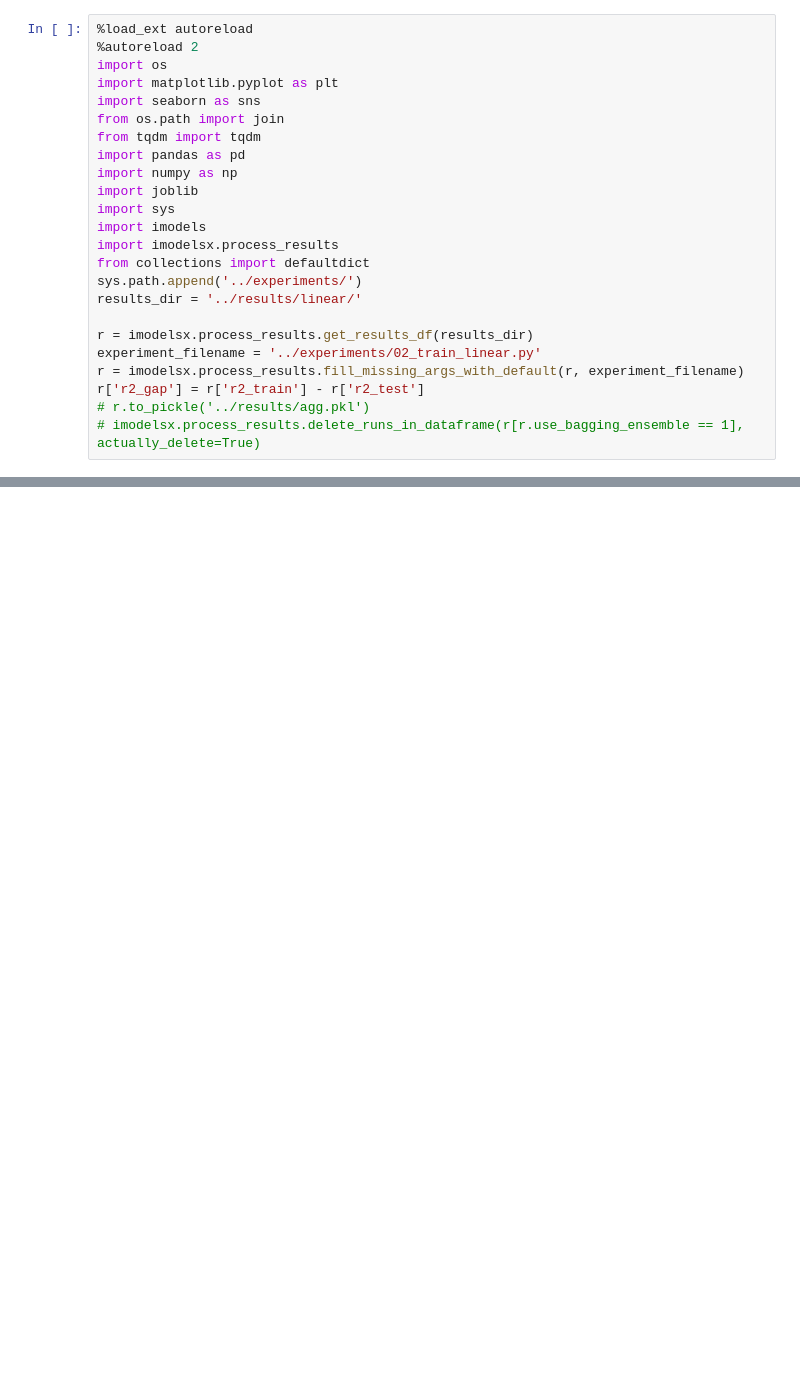
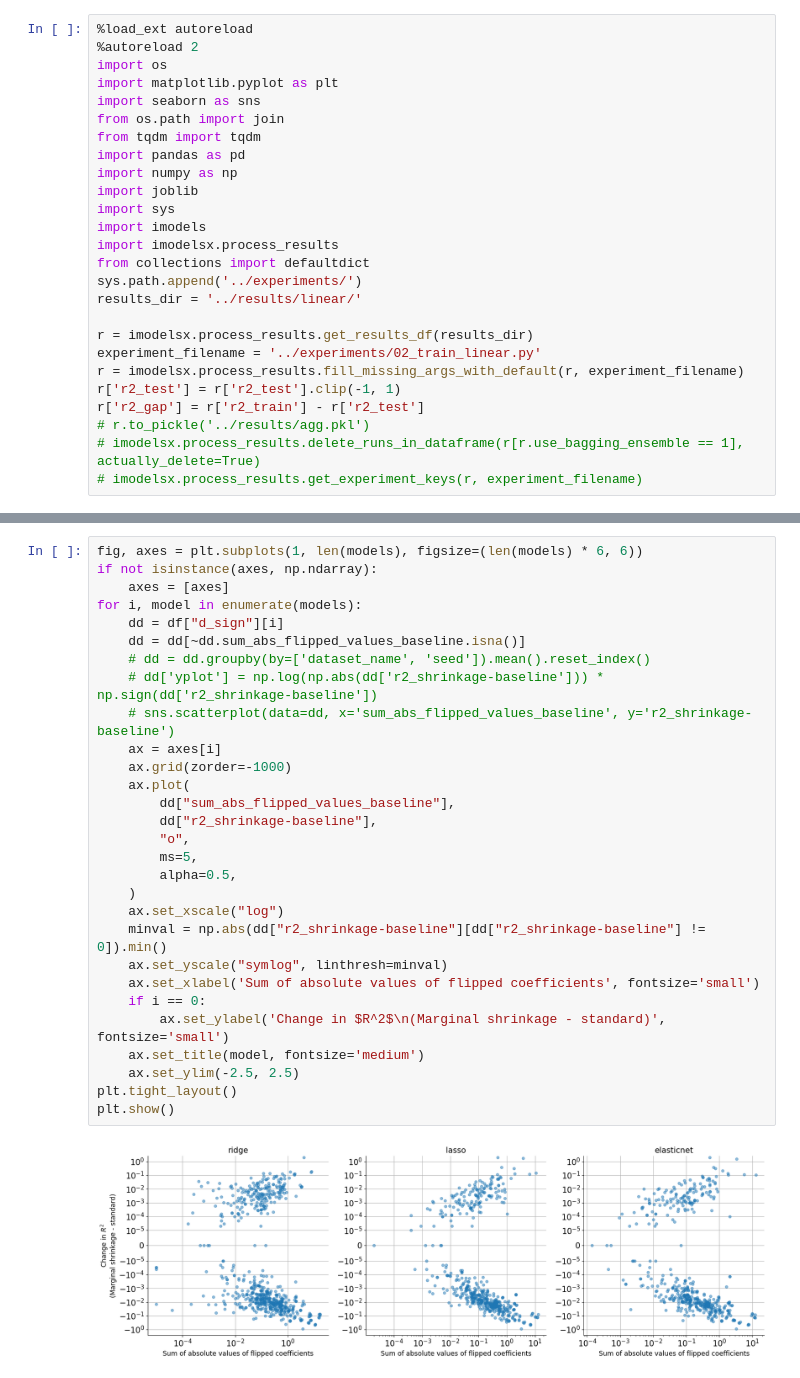
Before and after one commit to csinva/gam-experiments, a Jupyter notebook: notebooks/04_vary_linear.ipynb, the cells around one changed output, grey strips where cells are left out. Saved outputs shown, nothing was run; the diff lists cells and outputs as text; blank space fills up the shorter version.

Commit message:
sweep over linear models

```diff
--- a/notebooks/04_vary_linear.ipynb
+++ b/notebooks/04_vary_linear.ipynb
@@ -19,6 +19,8 @@ results_dir = '../results/linear/'
 r = imodelsx.process_results.get_results_df(results_dir)
 experiment_filename = '../experiments/02_train_linear.py'
 r = imodelsx.process_results.fill_missing_args_with_default(r, experiment_filename)
+r['r2_test'] = r['r2_test'].clip(-1, 1)
 r['r2_gap'] = r['r2_train'] - r['r2_test']
 # r.to_pickle('../results/agg.pkl')
 # imodelsx.process_results.delete_runs_in_dataframe(r[r.use_bagging_ensemble == 1], actually_delete=True)
+# imodelsx.process_results.get_experiment_keys(r, experiment_filename)
@@ -129 +143,32 @@ for model in models:
     # display(d_sign)
+# %%
+fig, axes = plt.subplots(1, len(models), figsize=(len(models) * 6, 6))
+if not isinstance(axes, np.ndarray):
+    axes = [axes]
+for i, model in enumerate(models):
+    dd = df["d_sign"][i]
+    dd = dd[~dd.sum_abs_flipped_values_baseline.isna()]
+    # dd = dd.groupby(by=['dataset_name', 'seed']).mean().reset_index()
+    # dd['yplot'] = np.log(np.abs(dd['r2_shrinkage-baseline'])) * np.sign(dd['r2_shrinkage-baseline'])
+    # sns.scatterplot(data=dd, x='sum_abs_flipped_values_baseline', y='r2_shrinkage-baseline')
+    ax = axes[i]
+    ax.grid(zorder=-1000)
+    ax.plot(
+        dd["sum_abs_flipped_values_baseline"],
+        dd["r2_shrinkage-baseline"],
+        "o",
+        ms=5,
+        alpha=0.5,
+    )
+    ax.set_xscale("log")
+    minval = np.abs(dd["r2_shrinkage-baseline"][dd["r2_shrinkage-baseline"] != 0]).min()
+    ax.set_yscale("symlog", linthresh=minval)
+    ax.set_xlabel('Sum of absolute values of flipped coefficients', fontsize='small')
+    if i == 0:
+        ax.set_ylabel('Change in $R^2$\n(Marginal shrinkage - standard)', fontsize='small')
+    ax.set_title(model, fontsize='medium')
+    ax.set_ylim(-2.5, 2.5)
+plt.tight_layout()
+plt.show()
+# %% [output]
+[figure, added]
```
Also changed, not shown: parts of 11 cells of this notebook, 2 other files.
